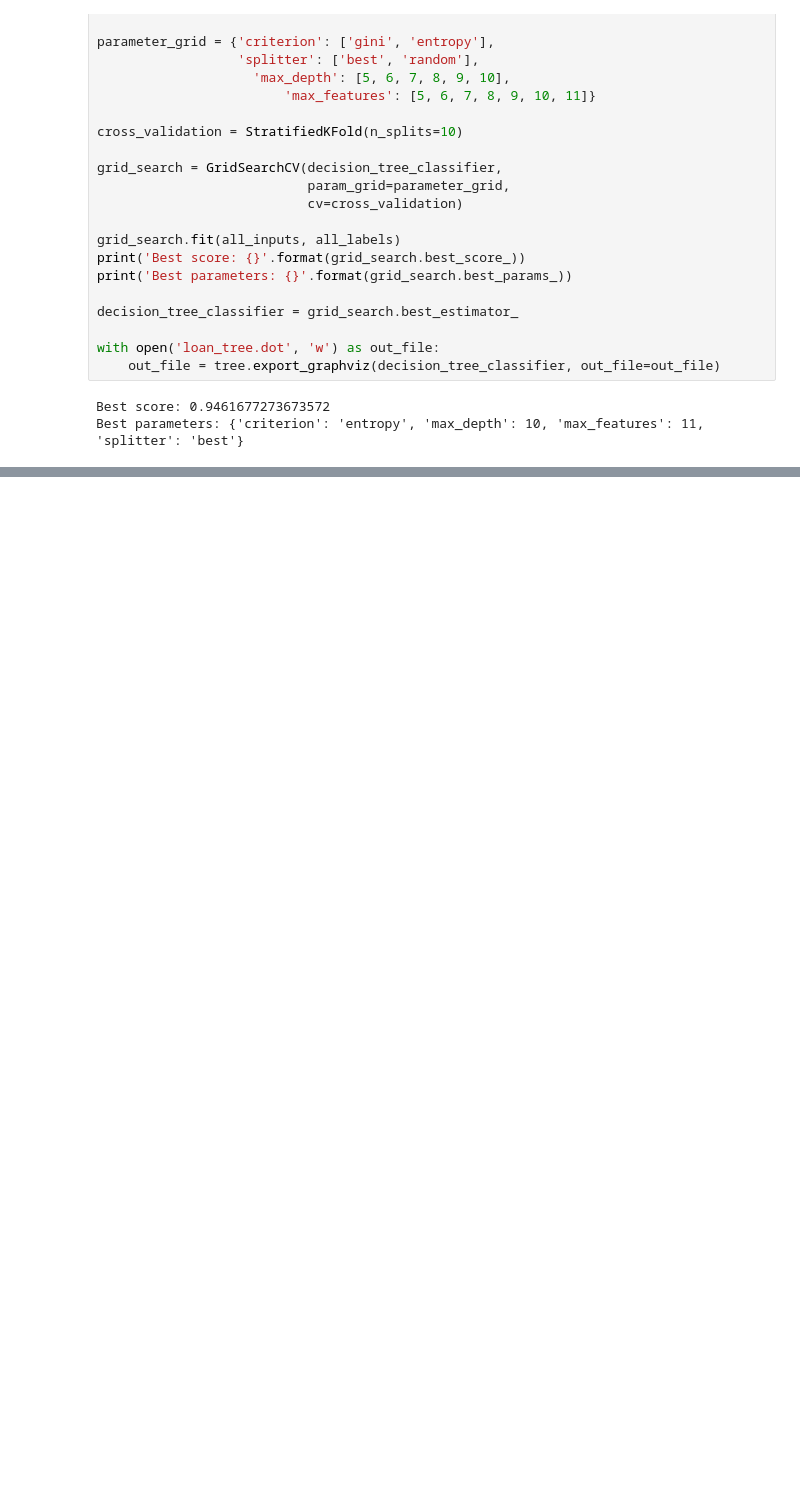
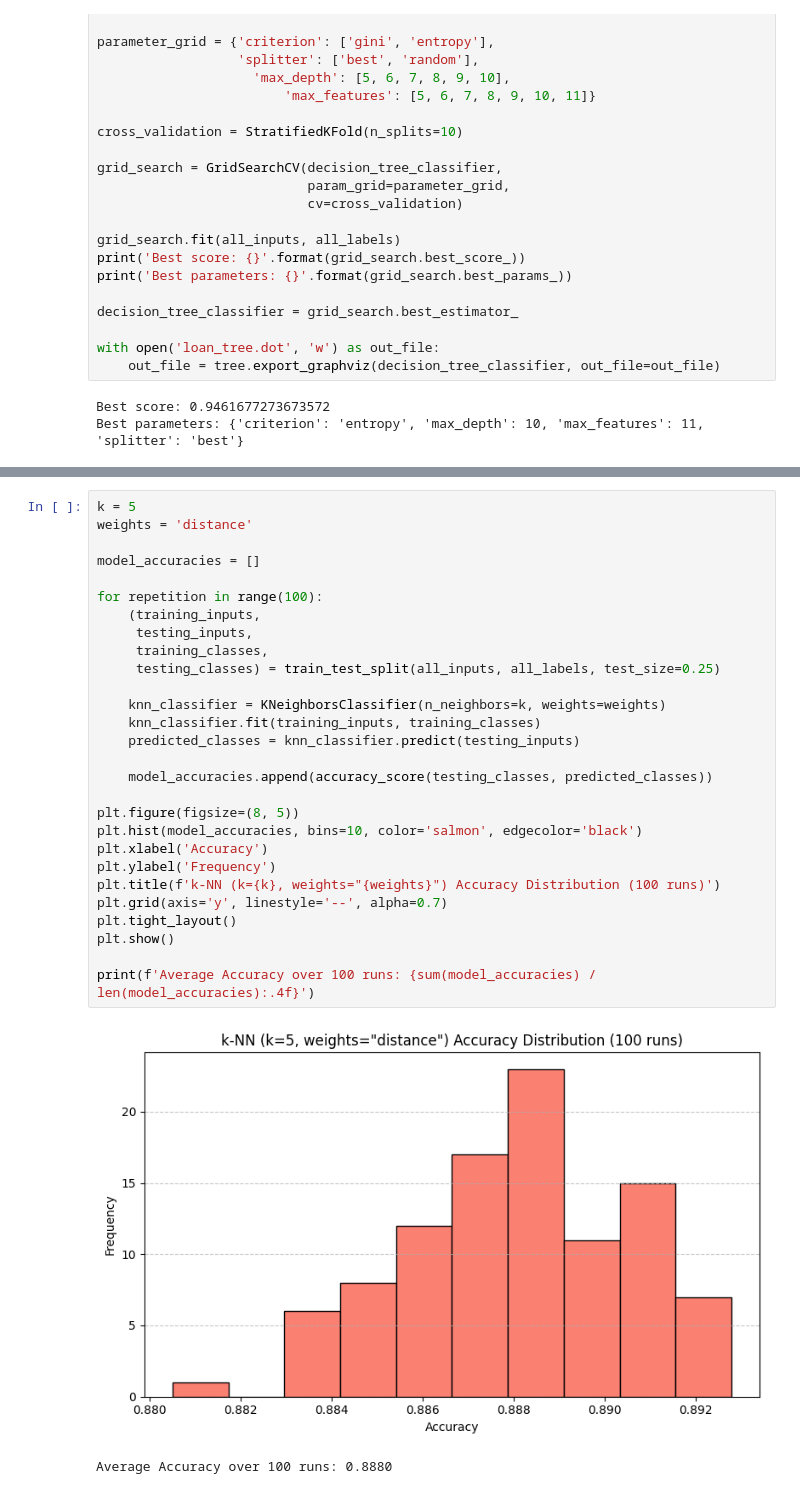
Before and after one commit to alexandre2004costa/IA_project2, a Jupyter notebook: main.ipynb, the cells around one changed output, grey strips where cells are left out. Cells and saved outputs as stored; diff of their text form; blank space fills up the shorter version.

Commit message:
KNN Neighbor algorithm

```diff
--- a/main.ipynb
+++ b/main.ipynb
@@ -437,0 +444,31 @@ Best parameters: {'criterion': 'entropy', 'max_depth': 10, 'max_features': 11, '
+# %%
+k = 5
+weights = 'distance'
+
+model_accuracies = []
+
+for repetition in range(100):
+    (training_inputs,
+     testing_inputs,
+     training_classes,
+     testing_classes) = train_test_split(all_inputs, all_labels, test_size=0.25)
+
+    knn_classifier = KNeighborsClassifier(n_neighbors=k, weights=weights)
+    knn_classifier.fit(training_inputs, training_classes)
+    predicted_classes = knn_classifier.predict(testing_inputs)
+
+    model_accuracies.append(accuracy_score(testing_classes, predicted_classes))
+
+plt.figure(figsize=(8, 5))
+plt.hist(model_accuracies, bins=10, color='salmon', edgecolor='black')
+plt.xlabel('Accuracy')
+plt.ylabel('Frequency')
+plt.title(f'k-NN (k={k}, weights="{weights}") Accuracy Distribution (100 runs)')
+plt.grid(axis='y', linestyle='--', alpha=0.7)
+plt.tight_layout()
+plt.show()
+
+print(f'Average Accuracy over 100 runs: {sum(model_accuracies) / len(model_accuracies):.4f}')
+# %% [output]
+[figure, added]
+Average Accuracy over 100 runs: 0.8880
```
Also changed, not shown: parts of 21 cells of this notebook, 1 other file.
